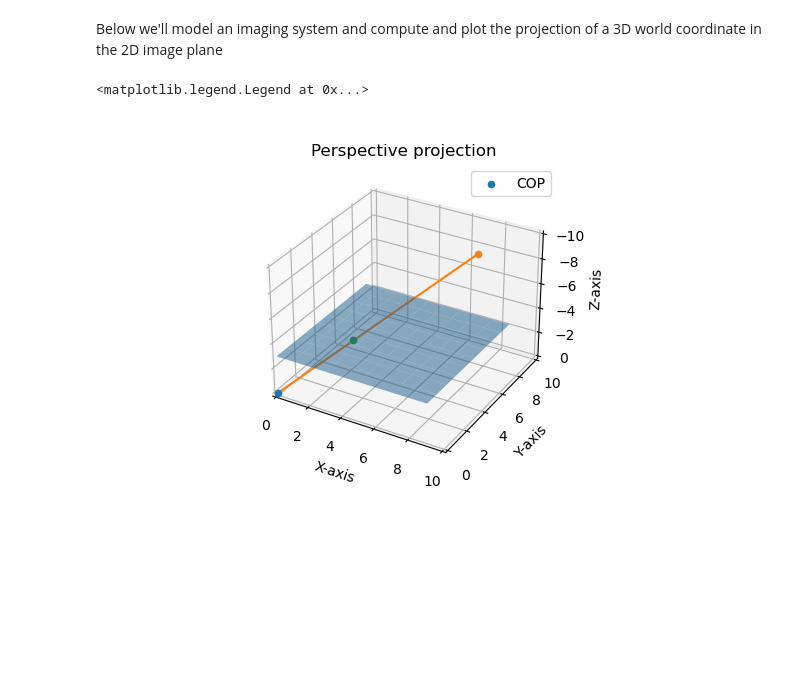
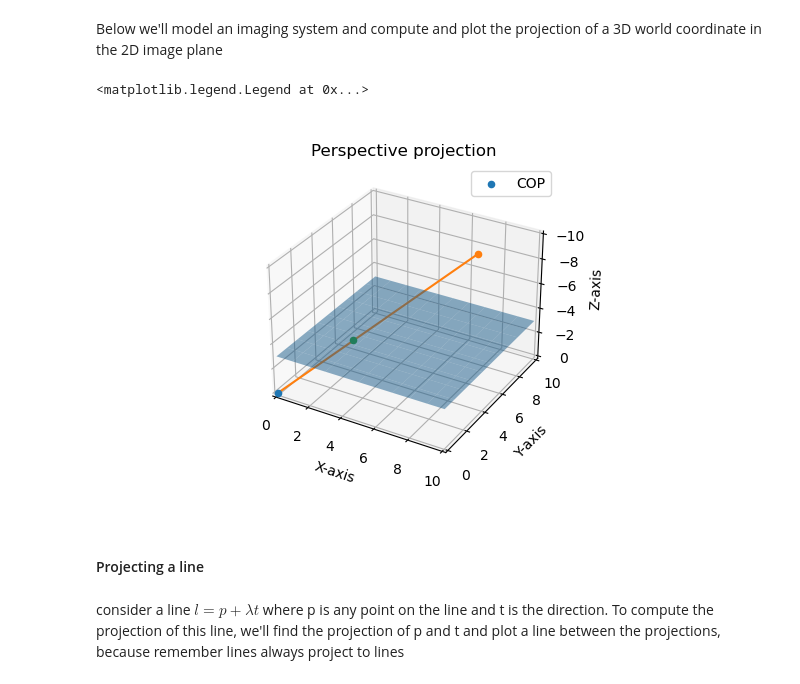
Before and after one commit to wingedrasengan927/Intro-to-computer-vision---Notes, a Jupyter notebook: lesson 3/3A - L2 Perspective Imaging.ipynb, the cells around one changed output. Cells and saved outputs as stored; diff of their text form; code cells hidden in the pictures; blank space fills up the shorter version.

Commit message:
add projection of a line

```diff
--- a/lesson 3/3A - L2 Perspective Imaging.ipynb
+++ b/lesson 3/3A - L2 Perspective Imaging.ipynb
@@ -40,7 +40,7 @@ def compute_projection(f, point):
     # create the projection matrix
     H = np.zeros((3, 4))
     np.fill_diagonal(H, 1)
-    H[2, 2] = -1/f
+    H[2, 2] = 1/f
 
     # compute projection
     h = np.matmul(H, point)
@@ -56,14 +56,15 @@ def compute_projection(f, point):
 
     # now, we get the projection of the point in euclidean space wrt image
     # but we want the coordinate wrt world scene. hence we add z=f to the last
-    v = np.hstack((u, np.ones(1) * -f))
+    v = np.hstack((u, np.ones(1) * f))
 
     return v
 # %%
 make_line = lambda u, v: np.vstack((u, v)).T
 # %%
 # define parameters
-f = 3 # focal length which is assumed to be +ve. if -ve change signs accordingly
+d = 3 # d is the distance between cop and image plane and is assumed to be +ve
+f = -d # focal length
 cop = np.array([0, 0, 0]) # center of projection
 p = np.array([7, 9, -8]) # world coordinate
 # %%
@@ -76,33 +77,37 @@ ax.set(xlim=(0, 10), ylim=(0, 10), zlim=(0, -10))
 
 # plot centre of projection at the origin
 ax.scatter(*cop, label="COP")
 
 # plot the image plane
-xx, yy = np.meshgrid(range(0, 10), range(0, 10))
-z = np.ones(shape=(xx.shape))  * -f
+xx, yy = np.meshgrid(range(0, 11), range(0, 11))
+z = np.ones(shape=(xx.shape))  * f
 
 ax.plot_surface(xx, yy, z, alpha=0.5)
 
 # plot the world coordinate
 ax.scatter(*p)
 
 # plot the ray from the world coordinate to the COP
 ray = make_line(cop, p)
 ax.plot(*ray)
 
 # compute the projection of the world coordinate on the image plane
 v = compute_projection(f, p)
 
 # plot the projection point
 ax.scatter(*v)
 
 # set labels
 ax.set_title("Perspective projection")
 ax.set_xlabel("X-axis")
 ax.set_ylabel("Y-axis")
 ax.set_zlabel("Z-axis")
 
 plt.legend()
 # %% [output]
 <matplotlib.legend.Legend at 0x...>
-[figure, old version]
+[figure, new version]
+# %% [markdown]
+#### Projecting a line
+# %% [markdown]
+consider a line $l = p + \lambda t$ where p is any point on the line and t is the direction. To compute the projection of this line, we'll find the projection of p and t and plot a line between the projections, because remember lines always project to lines
```
Also changed, not shown: parts of 5 cells of this notebook.
